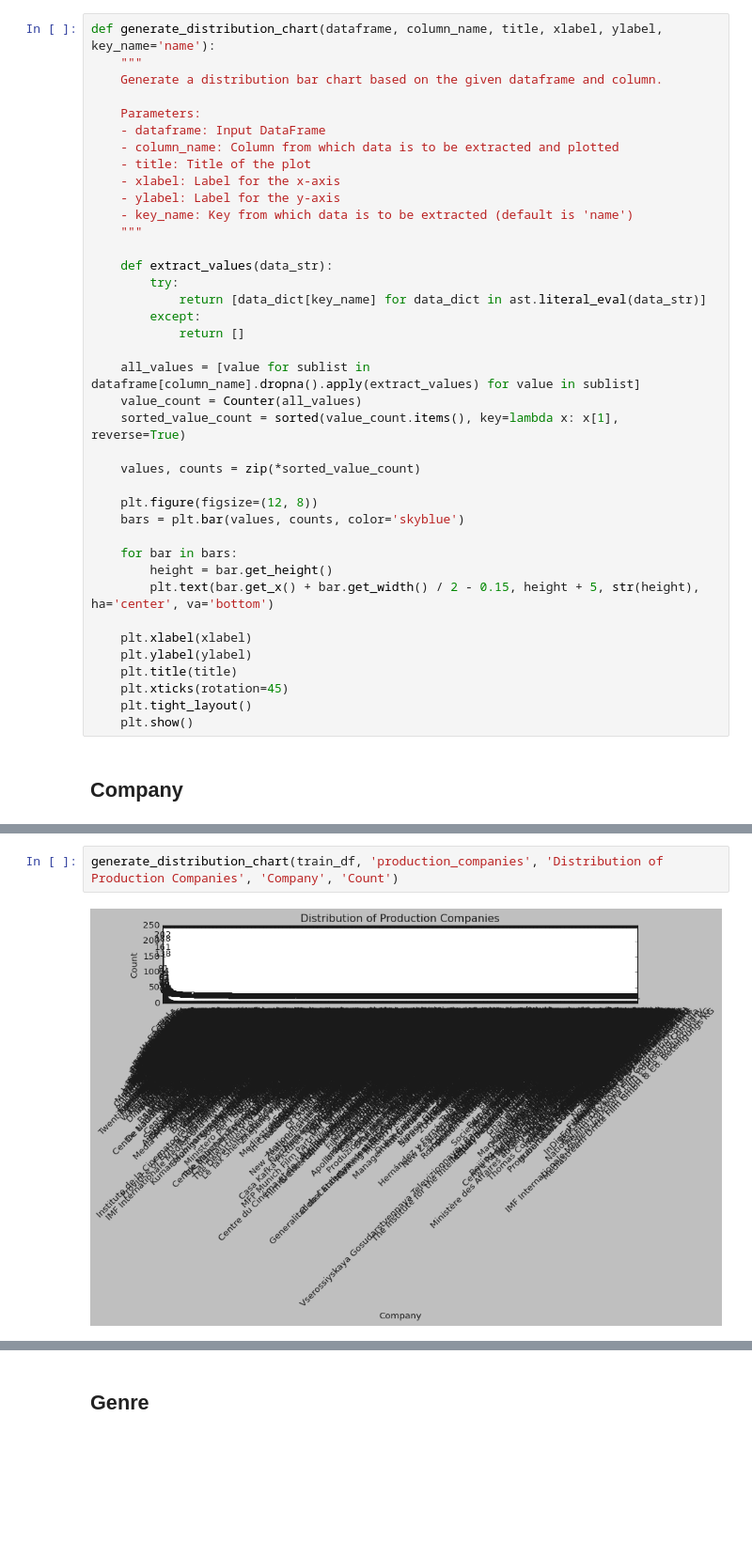
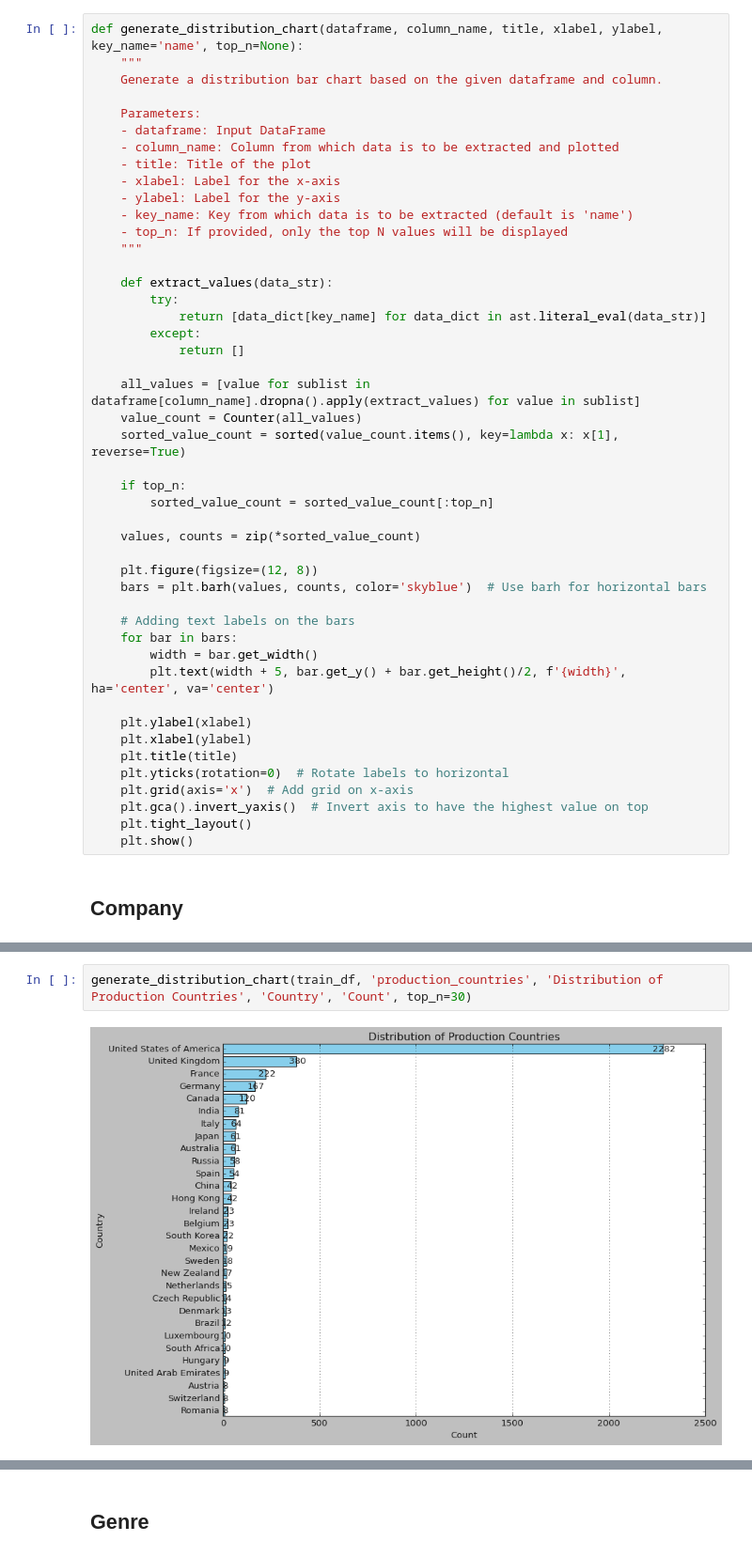
Before and after one commit to 001202ZHENG/DSBA2023_ML_Project, a Jupyter notebook: demo_1.ipynb, the cells around one changed output, grey strips where cells are left out. Shown at 94% size. Drawn from its saved outputs; the diff is of its cells as text; blank space fills up the shorter version.

```diff
--- a/demo_1.ipynb
+++ b/demo_1.ipynb
@@ -226,7 +226,7 @@ array(['id', 'belongs_to_collection', 'budget', 'genres', 'homepage',
        'Keywords', 'cast', 'crew', 'revenue', 'status_encoded',
        'homepage_encoded', 'belongs_to_collection_encoded'], dtype=object)
 # %%
-def generate_distribution_chart(dataframe, column_name, title, xlabel, ylabel, key_name='name'):
+def generate_distribution_chart(dataframe, column_name, title, xlabel, ylabel, key_name='name', top_n=None):
     """
     Generate a distribution bar chart based on the given dataframe and column.
 
@@ -237,6 +237,7 @@ def generate_distribution_chart(dataframe, column_name, title, xlabel, ylabel, k
     - xlabel: Label for the x-axis
     - ylabel: Label for the y-axis
     - key_name: Key from which data is to be extracted (default is 'name')
+    - top_n: If provided, only the top N values will be displayed
     """
 
     def extract_values(data_str):
@@ -249,19 +250,25 @@ def generate_distribution_chart(dataframe, column_name, title, xlabel, ylabel, k
     value_count = Counter(all_values)
     sorted_value_count = sorted(value_count.items(), key=lambda x: x[1], reverse=True)
 
+    if top_n:
+        sorted_value_count = sorted_value_count[:top_n]
+
     values, counts = zip(*sorted_value_count)
 
     plt.figure(figsize=(12, 8))
-    bars = plt.bar(values, counts, color='skyblue')
+    bars = plt.barh(values, counts, color='skyblue')  # Use barh for horizontal bars
 
+    # Adding text labels on the bars
     for bar in bars:
-        height = bar.get_height()
-        plt.text(bar.get_x() + bar.get_width() / 2 - 0.15, height + 5, str(height), ha='center', va='bottom')
+        width = bar.get_width()
+        plt.text(width + 5, bar.get_y() + bar.get_height()/2, f'{width}', ha='center', va='center')
 
-    plt.xlabel(xlabel)
-    plt.ylabel(ylabel)
+    plt.ylabel(xlabel)
+    plt.xlabel(ylabel)
     plt.title(title)
-    plt.xticks(rotation=45)
+    plt.yticks(rotation=0)  # Rotate labels to horizontal
+    plt.grid(axis='x')  # Add grid on x-axis
+    plt.gca().invert_yaxis()  # Invert axis to have the highest value on top
     plt.tight_layout()
     plt.show()
 # %% [markdown]
@@ -269,4 +281,4 @@ def generate_distribution_chart(dataframe, column_name, title, xlabel, ylabel, k
 # %%
-generate_distribution_chart(train_df, 'production_companies', 'Distribution of Production Companies', 'Company', 'Count')
+generate_distribution_chart(train_df, 'production_countries', 'Distribution of Production Countries', 'Country', 'Count', top_n=30)
 # %% [output]
-[figure, old version]
+[figure, new version]
```
Also changed, not shown: parts of 8 cells of this notebook, 1 other file.
